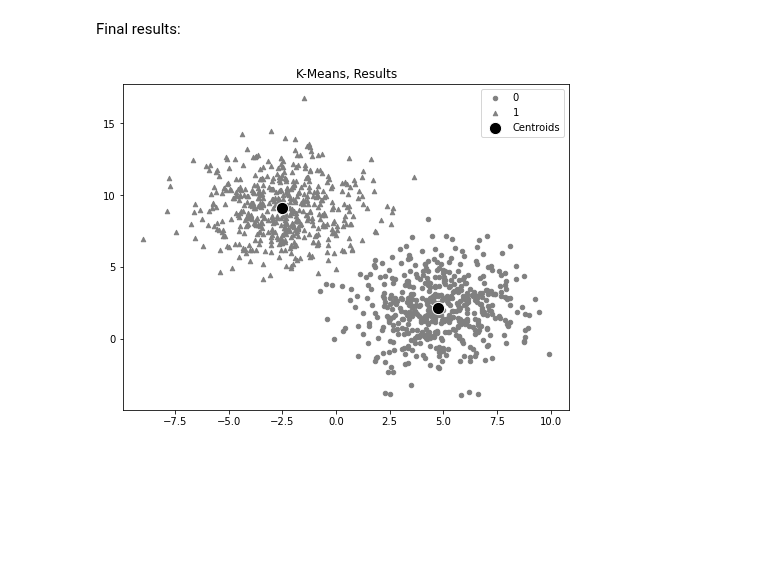
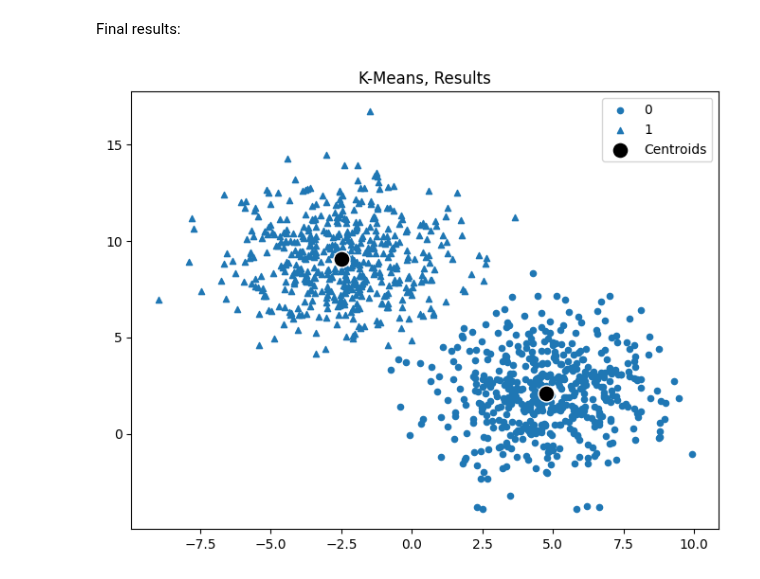
Before and after one commit to jchen8000/MLDLWithPython, a Jupyter notebook: 4_04_KMeans_Clustering/K_Means_Algorithm_Implementation.ipynb, the cells around one changed output. Saved outputs shown, nothing was run; the diff lists cells and outputs as text; code cells hidden in the pictures; blank space fills up the shorter version.

```diff
--- a/4_04_KMeans_Clustering/K_Means_Algorithm_Implementation.ipynb
+++ b/4_04_KMeans_Clustering/K_Means_Algorithm_Implementation.ipynb
@@ -142,14 +142,14 @@ Final results:
 # %%
 colors = {0: 'darkgreen', 1: 'seagreen'}
 markers = {0: 'o', 1: '^'}
 fig = plt.figure(figsize=(8,6))
 plt.title(r'K-Means, Results')
 for cluster in np.unique(pred):
     ix = np.where(pred == cluster)
-    plt.scatter(X[ix,0], X[ix,1], label = cluster, marker = markers[cluster], c='grey', s=20)
+    plt.scatter(X[ix,0], X[ix,1], label = cluster, marker = markers[cluster], c='tab:blue', s=20)
 plt.scatter(km.centroid[:,0], km.centroid[:,1], c='k', ec='w', s=150, label = 'Centroids')
 plt.legend(loc='best')
 plt.savefig("kmeans_from_scratch2.svg", format="svg", transparent=True, bbox_inches='tight')
 plt.show()
 # %% [output]
-[figure, old version]
+[figure, new version]
```
Also changed, not shown: parts of 1 cell of this notebook.
